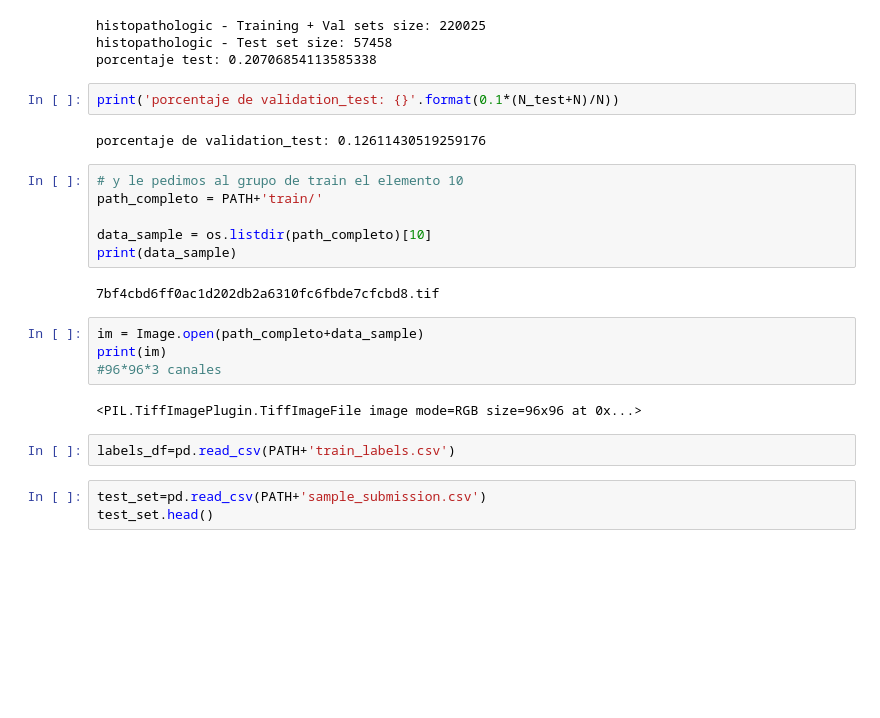
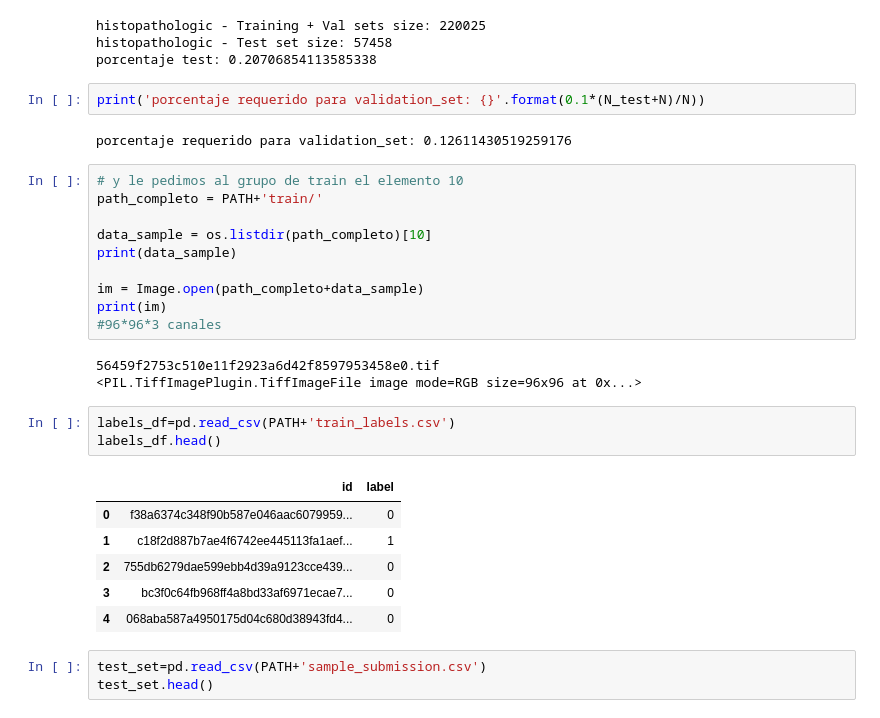
Before and after one commit to ffelicioni/CV---Histopathologic-Cancer-Detection, a Jupyter notebook: practica8_computervision.ipynb, the cells around one changed output. Drawn from its saved outputs; the diff is of its cells as text; blank space fills up the shorter version.

```diff
--- a/practica8_computervision.ipynb
+++ b/practica8_computervision.ipynb
@@ -82,25 +81,32 @@ histopathologic - Training + Val sets size: 220025
 histopathologic - Test set size: 57458
 porcentaje test: 0.20706854113585338
 # %%
-print('porcentaje de validation_test: {}'.format(0.1*(N_test+N)/N))
+print('porcentaje requerido para validation_set: {}'.format(0.1*(N_test+N)/N))
 # %% [output]
-porcentaje de validation_test: 0.12611430519259176
+porcentaje requerido para validation_set: 0.12611430519259176
 # %%
 # y le pedimos al grupo de train el elemento 10
 path_completo = PATH+'train/'
 
 data_sample = os.listdir(path_completo)[10]
 print(data_sample)
+
+im = Image.open(path_completo+data_sample)
+print(im)
+#96*96*3 canales
 # %% [output]
-7bf4cbd6ff0ac1d202db2a6310fc6fbde7cfcbd8.tif
+56459f2753c510e11f2923a6d42f8597953458e0.tif
+<PIL.TiffImagePlugin.TiffImageFile image mode=RGB size=96x96 at 0x...>
-# %%
-im = Image.open(path_completo+data_sample)
-print(im)
-#96*96*3 canales
-# %% [output]
-<PIL.TiffImagePlugin.TiffImageFile image mode=RGB size=96x96 at 0x...>
 # %%
 labels_df=pd.read_csv(PATH+'train_labels.csv')
+labels_df.head()
+# %% [output]
+|  | id | label |
+| 0 | f38a6374c348f90b587e046aac6079959... | 0 |
+| 1 | c18f2d887b7ae4f6742ee445113fa1aef... | 1 |
+| 2 | 755db6279dae599ebb4d39a9123cce439... | 0 |
+| 3 | bc3f0c64fb968ff4a8bd33af6971ecae7... | 0 |
+| 4 | 068aba587a4950175d04c680d38943fd4... | 0 |
 # %%
 test_set=pd.read_csv(PATH+'sample_submission.csv')
 test_set.head()
```
Also changed, not shown: parts of 26 cells of this notebook.
